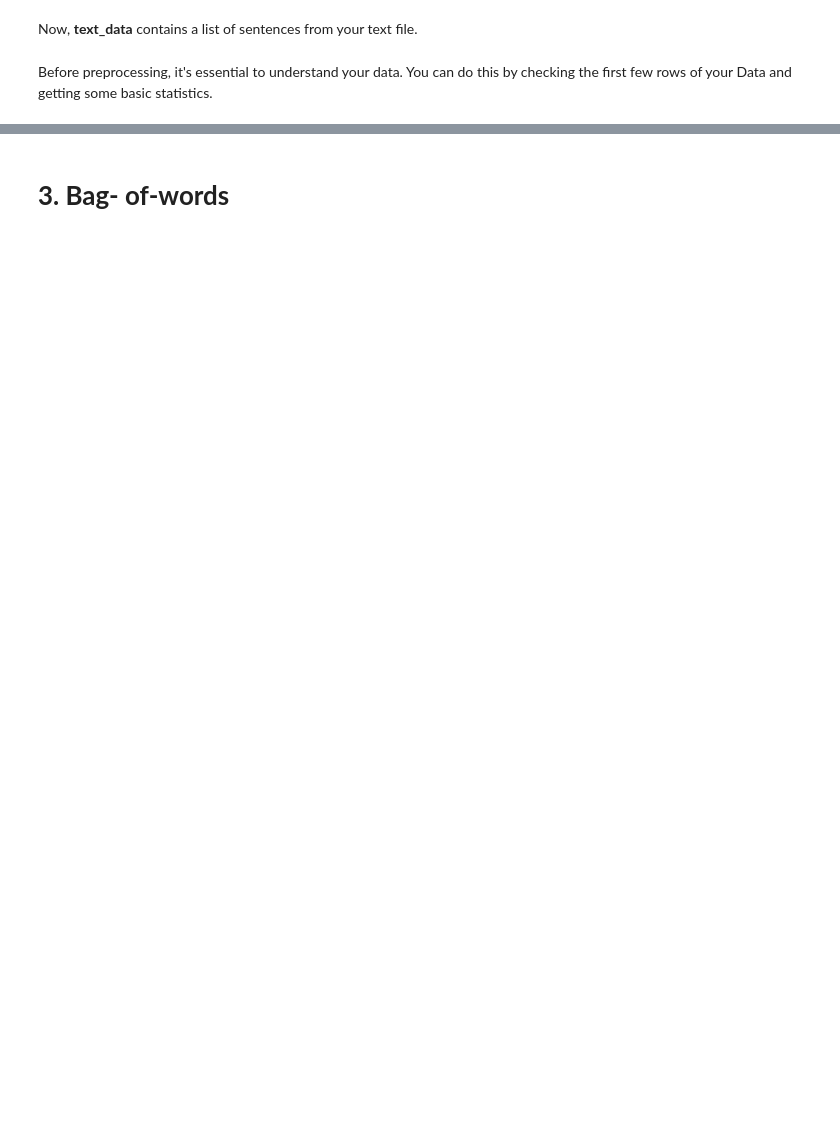
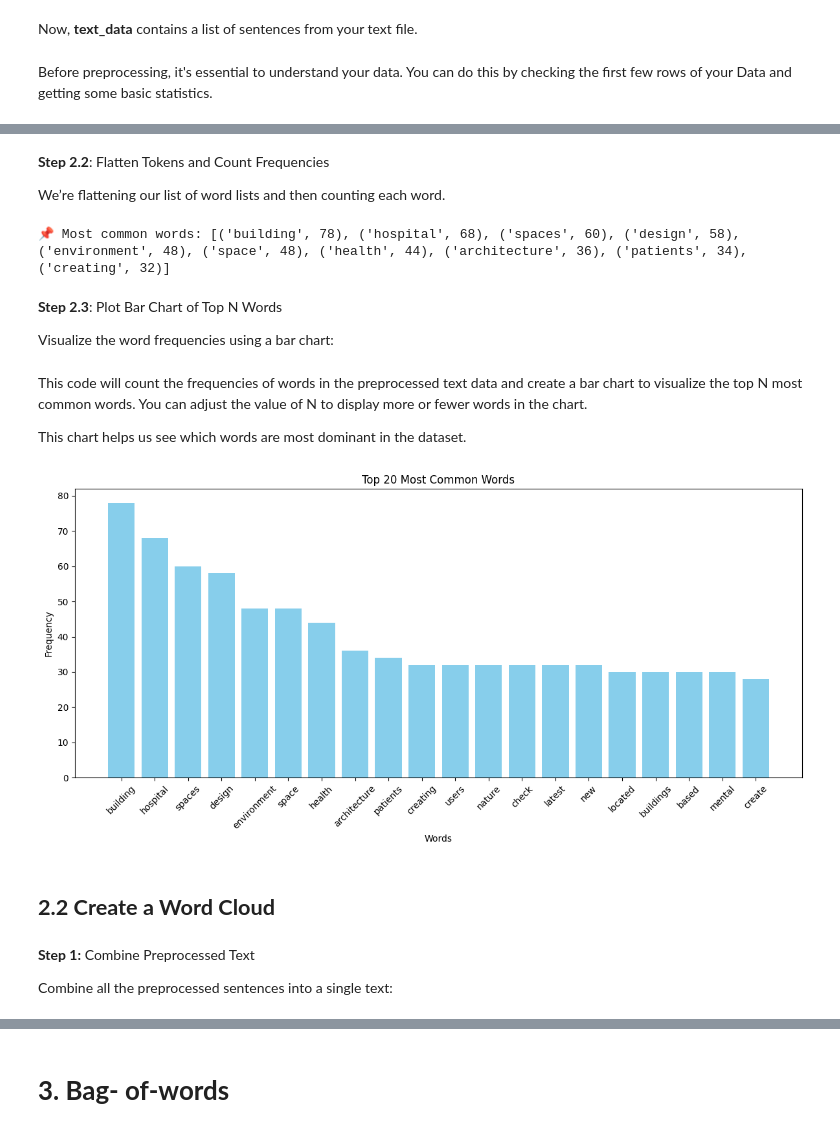
Before and after one commit to sakarla/Machine-Learning-for-Architecs, a Jupyter notebook: week 4_Data Visualization/Code/Week4_text_preprocessing_visualization.ipynb, the cells around one changed output, grey strips where cells are left out. Cells and saved outputs as stored; diff of their text form; code cells hidden in the pictures; blank space fills up the shorter version.

```diff
--- a/week 4_Data Visualization/Code/Week4_text_preprocessing_visualization.ipynb
+++ b/week 4_Data Visualization/Code/Week4_text_preprocessing_visualization.ipynb
@@ -143,3 +143,0 @@ nltk.download('punkt')
-# %%
-text_data = [nltk.word_tokenize(sentence) for sentence in text_data] #nltk.word_tokenize(sentence): Splits each sentence into individual words.Tokenization is crucial for breaking down text into smaller, manageable pieces for analysis.
-print(text_data)
@@ -218,0 +215,8 @@ Combine all the preprocessed sentences into a single text:
+# %%
+
+# Split sentences into words
+tokenized_data = [nltk.word_tokenize(sentence) for sentence in text_data]
+
+# Preview tokenized output
+print("📌 Tokenized sample:")
+print(tokenized_data[:3])
@@ -218,0 +230,13 @@ Combine all the preprocessed sentences into a single text:
+# %%
+nltk.download('stopwords')
+stop_words = set(stopwords.words('english'))
+
+# Remove common stopwords
+tokens_no_stopwords = [
+    [word for word in sentence if word not in stop_words]
+    for sentence in tokenized_data
+]
+
+# Preview after stopword removal
+print("📌 Without stopwords:")
+print(tokens_no_stopwords[:3])
@@ -219,3 +269,49 @@ Combine all the preprocessed sentences into a single text:
+# %% [markdown]
+**Step 2.2**: Flatten Tokens and Count Frequencies
+
+We’re flattening our list of word lists and then counting each word.
+# %%
+# Combine all lists of words into one big list
+all_words = [word for sentence in tokens_no_stopwords for word in sentence]
+
+# Count the frequency of each word
+word_freq = Counter(all_words)
+
+# Preview top 10 most common words
+print("📌 Most common words:", word_freq.most_common(10))
+# %% [output]
+📌 Most common words: [('building', 78), ('hospital', 68), ('spaces', 60), ('design', 58), ('environment', 48), ('space', 48), ('health', 44), ('architecture', 36), ('patients', 34), ('creating', 32)]
+# %% [markdown]
+**Step 2.3**: Plot Bar Chart of Top N Words
+
+Visualize the word frequencies using a bar chart:
+# %% [markdown]
+This code will count the frequencies of words in the preprocessed text data and create a bar chart to visualize the top N most common words. You can adjust the value of N to display more or fewer words in the chart.
+
+This chart helps us see which words are most dominant in the dataset.
+# %%
+# Top N most frequent words
+N = 20
+most_common_words = word_freq.most_common(N)
+words, frequencies = zip(*most_common_words)
+
+# Plot
+plt.figure(figsize=(12, 6))
+plt.bar(words, frequencies, color='skyblue')
+plt.title(f"Top {N} Most Common Words")
+plt.xlabel("Words")
+plt.ylabel("Frequency")
+plt.xticks(rotation=45)
+plt.tight_layout()
+plt.show()
+# %% [output]
+[figure, added]
+# %% [markdown]
+## **2.2 Create a Word Cloud**
+# %% [markdown]
+**Step 1:** Combine Preprocessed Text
+
+Combine all the preprocessed sentences into a single text:
 # %%
 combined_text = " ".join([" ".join(sentence) for sentence in tokens_no_stopwords]) #We join all the words from the preprocessed sentences into a single string.
 print(combined_text)
```
Also changed, not shown: parts of 76 cells of this notebook.
